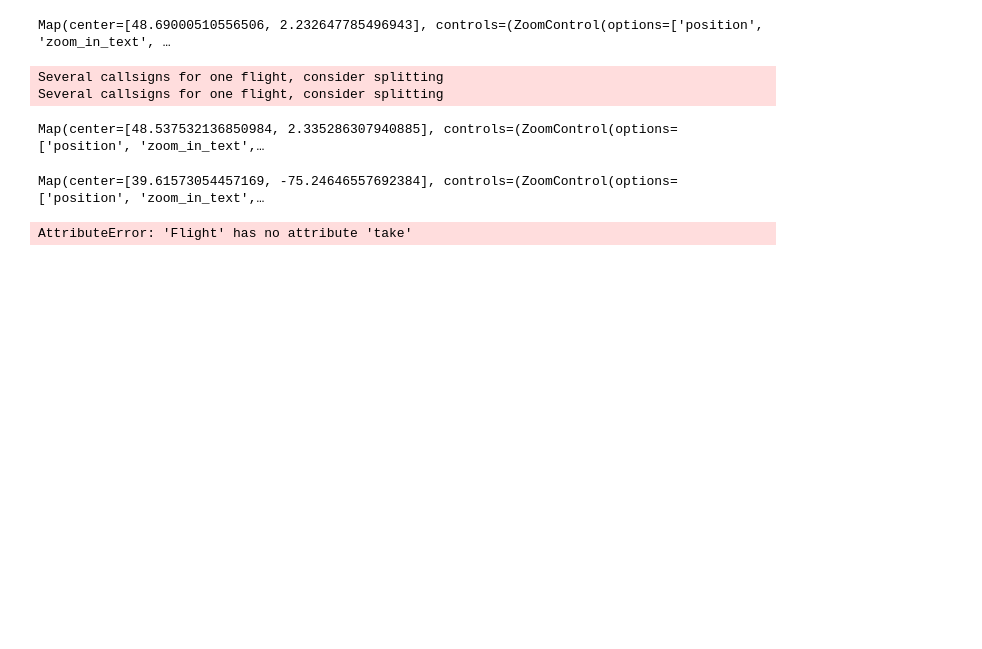
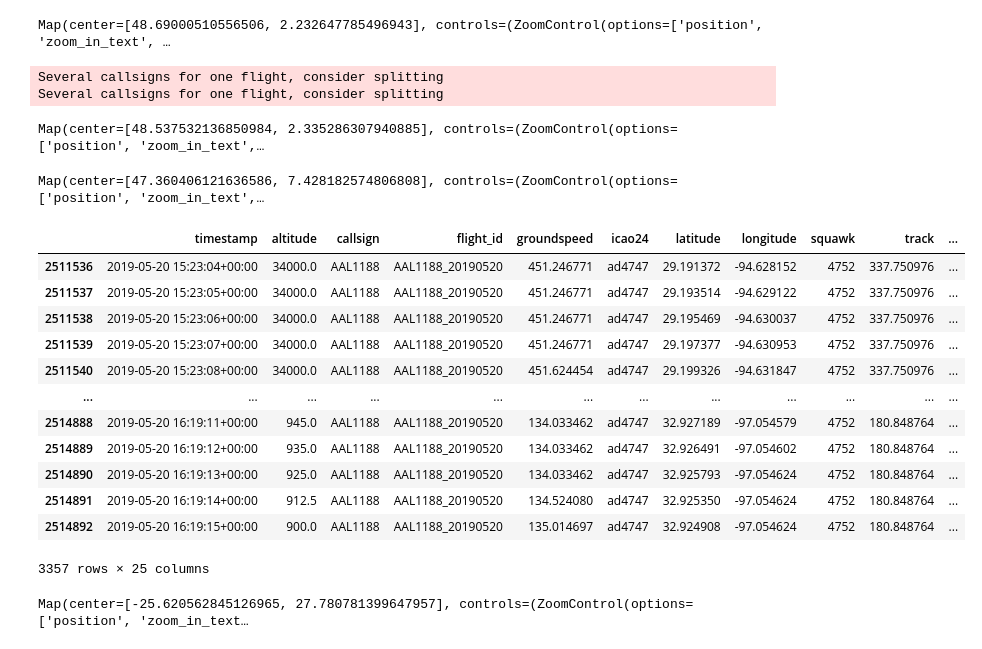
Before and after one commit to tobbensol/masters-thesis, a Jupyter notebook: data exploration.ipynb, the cells around one changed output. Drawn from its saved outputs; the diff is of its cells as text; code cells hidden in the pictures; blank space fills up the shorter version.

```diff
--- a/data exploration.ipynb
+++ b/data exploration.ipynb
@@ -95,13 +92,32 @@ from traffic.data.datasets import squawk7700
 ids = squawk7700.query("diverted == diverted").flight_ids
 # %%
 from ipywidgets import Layout
-squawk7700[ids[4]].map_leaflet(
+squawk7700[ids[7]].map_leaflet(
     highlight=dict(red=lambda f: f.emergency()),
     layout=Layout(height="500px", max_width="800px"),
 )
 # %% [output]
-Map(center=[39.61573054457169, -75.24646557692384], controls=(ZoomControl(options=['position', 'zoom_in_text',…
+Map(center=[47.360406121636586, 7.428182574806808], controls=(ZoomControl(options=['position', 'zoom_in_text',…
-# %%
-squawk7700[ids[4]].take
-# %% [output]
-AttributeError: 'Flight' has no attribute 'take'
+# %%
+squawk7700[1].data
+# %% [output]
+|  | timestamp | altitude | callsign | flight_id | groundspeed | icao24 | latitude | longitude | squawk | track | ... |
+| 2511536 | 2019-05-20 15:23:04+00:00 | 34000.0 | AAL1188 | AAL1188_20190520 | 451.246771 | ad4747 | 29.191372 | -94.628152 | 4752 | 337.750976 | ... |
+| 2511537 | 2019-05-20 15:23:05+00:00 | 34000.0 | AAL1188 | AAL1188_20190520 | 451.246771 | ad4747 | 29.193514 | -94.629122 | 4752 | 337.750976 | ... |
+| 2511538 | 2019-05-20 15:23:06+00:00 | 34000.0 | AAL1188 | AAL1188_20190520 | 451.246771 | ad4747 | 29.195469 | -94.630037 | 4752 | 337.750976 | ... |
+| 2511539 | 2019-05-20 15:23:07+00:00 | 34000.0 | AAL1188 | AAL1188_20190520 | 451.246771 | ad4747 | 29.197377 | -94.630953 | 4752 | 337.750976 | ... |
+| 2511540 | 2019-05-20 15:23:08+00:00 | 34000.0 | AAL1188 | AAL1188_20190520 | 451.624454 | ad4747 | 29.199326 | -94.631847 | 4752 | 337.750976 | ... |
+| ... | ... | ... | ... | ... | ... | ... | ... | ... | ... | ... | ... |
+| 2514888 | 2019-05-20 16:19:11+00:00 | 945.0 | AAL1188 | AAL1188_20190520 | 134.033462 | ad4747 | 32.927189 | -97.054579 | 4752 | 180.848764 | ... |
+| 2514889 | 2019-05-20 16:19:12+00:00 | 935.0 | AAL1188 | AAL1188_20190520 | 134.033462 | ad4747 | 32.926491 | -97.054602 | 4752 | 180.848764 | ... |
+| 2514890 | 2019-05-20 16:19:13+00:00 | 925.0 | AAL1188 | AAL1188_20190520 | 134.033462 | ad4747 | 32.925793 | -97.054624 | 4752 | 180.848764 | ... |
+| 2514891 | 2019-05-20 16:19:14+00:00 | 912.5 | AAL1188 | AAL1188_20190520 | 134.524080 | ad4747 | 32.925350 | -97.054624 | 4752 | 180.848764 | ... |
+| 2514892 | 2019-05-20 16:19:15+00:00 | 900.0 | AAL1188 | AAL1188_20190520 | 135.014697 | ad4747 | 32.924908 | -97.054624 | 4752 | 180.848764 | ... |
+3357 rows × 25 columns
+# %%
+flights[2].map_leaflet(
+    highlight=dict(red=lambda f: f.emergency()),
+    layout=Layout(height="500px", max_width="800px"),
+)
+# %% [output]
+Map(center=[-25.620562845126965, 27.780781399647957], controls=(ZoomControl(options=['position', 'zoom_in_text…
```
Also changed, not shown: parts of 11 cells of this notebook, 2 other files.
